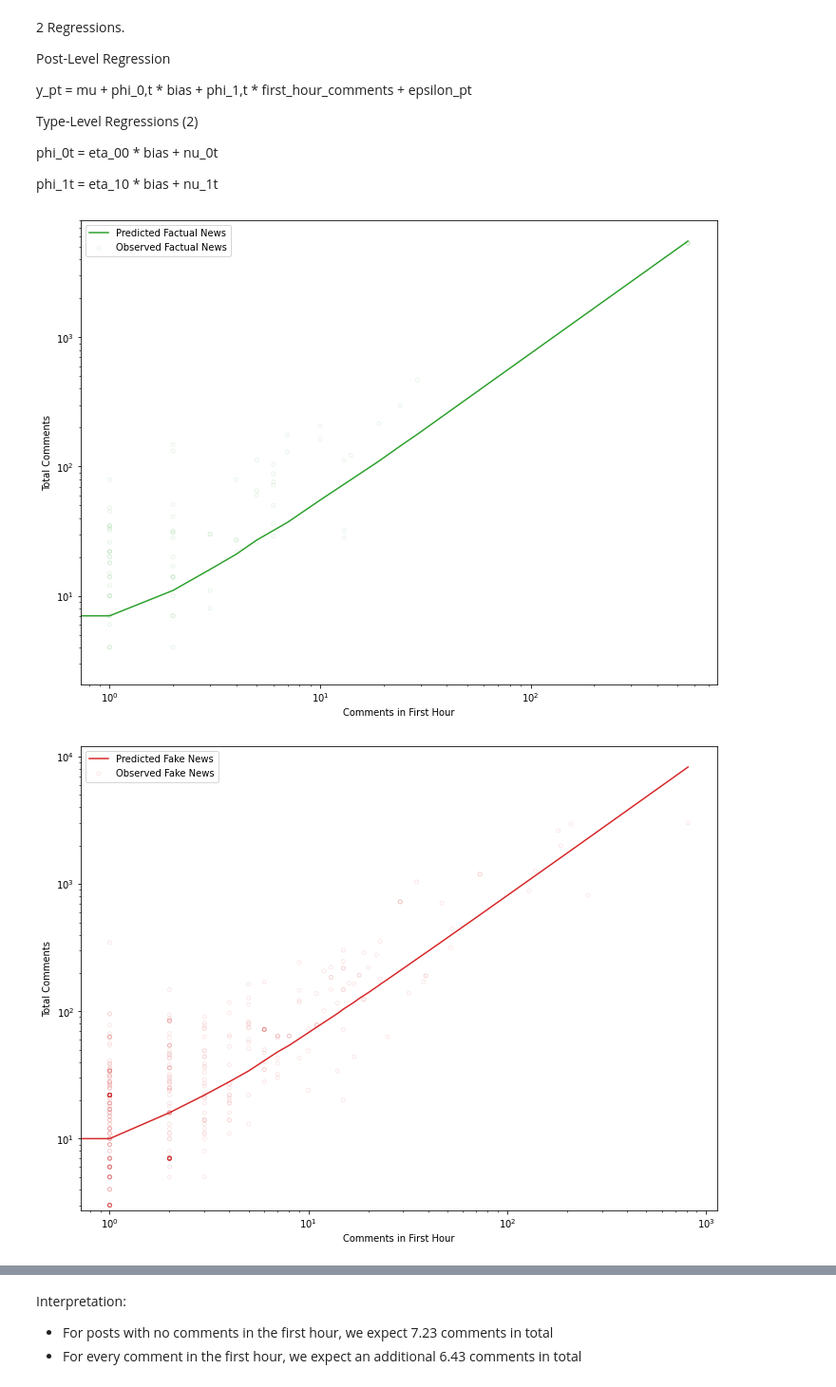
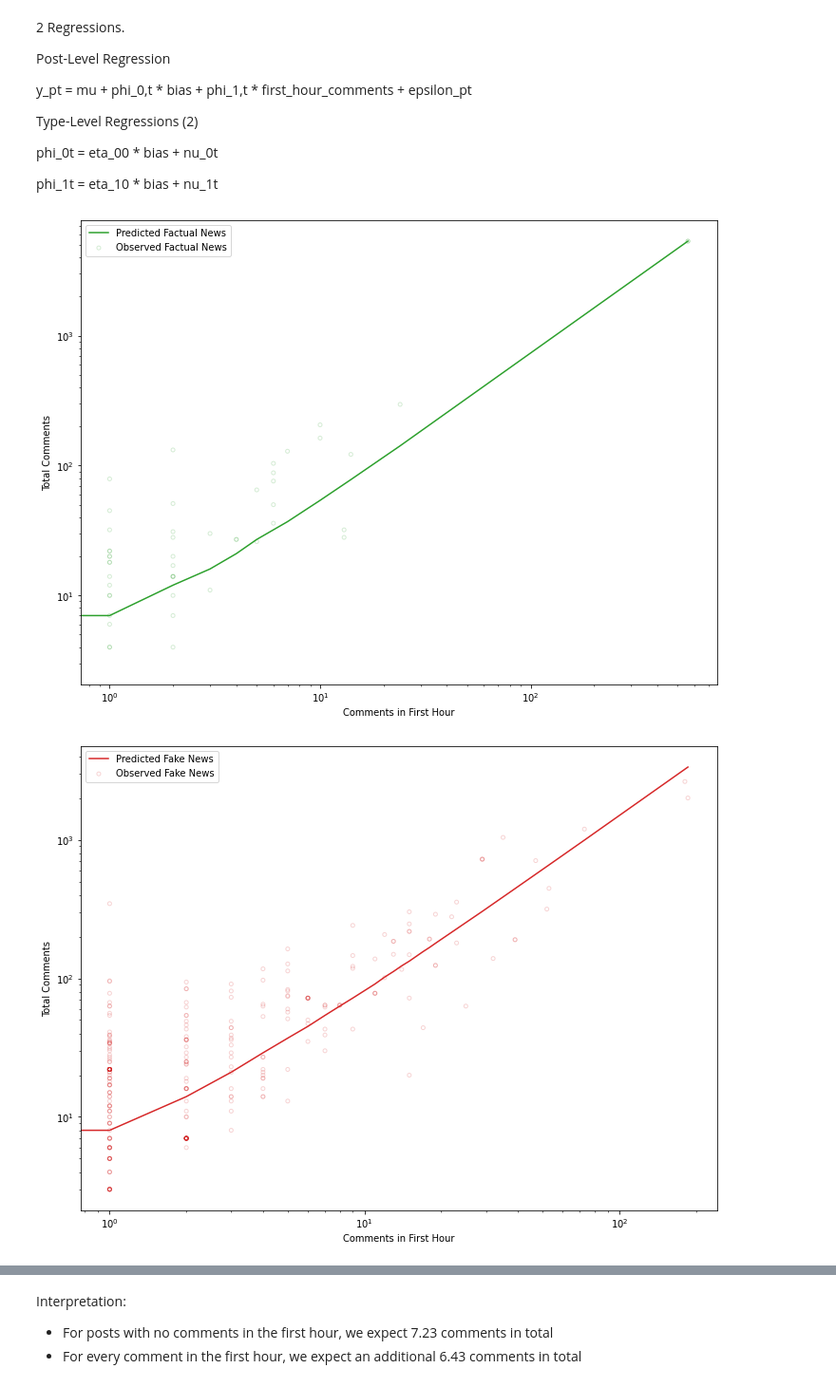
Before and after one commit to ageil/Probabilistic-Programming, a Jupyter notebook: model/TypeModel.ipynb, the cells around one changed output, grey strips where cells are left out. Shown at 95% size. Drawn from its saved outputs; the diff is of its cells as text; code cells hidden in the pictures.

Commit message:
change type-level model to use train for some fit eval

```diff
--- a/model/TypeModel.ipynb
+++ b/model/TypeModel.ipynb
@@ -161,10 +161,10 @@ t_means = get_t_means(torch.Tensor(p_types).long(), t_data)
 # %%
 # Only using types (Smooth)
 if COMMENTS_ONLY:
-    y_pred_type_only = get_type_only_y_pred(p_data=p_data, t_data=t_data, p_types=p_types)
+    y_pred_type_only = get_type_only_y_pred(p_data=p_data_train, t_data=t_data, p_types=p_types_train)
     for i in range(4):
         # actual predictions, using just type data
-        plot_predictions(original_p_data, y, p_types, original_p_data, y_pred_type_only, p_types, indep=INDEP, only_type=i, log_scale=True, alpha=0.2)
+        plot_predictions(original_p_data_train, y_train, p_types_train, original_p_data_train, y_pred_type_only, p_types_train, indep=INDEP, only_type=i, log_scale=True, alpha=0.2)
 # %% [output]
 [figure]
-[figure, old version]
+[figure, new version]
```
Also changed, not shown: parts of 29 cells of this notebook, 1 other file.
